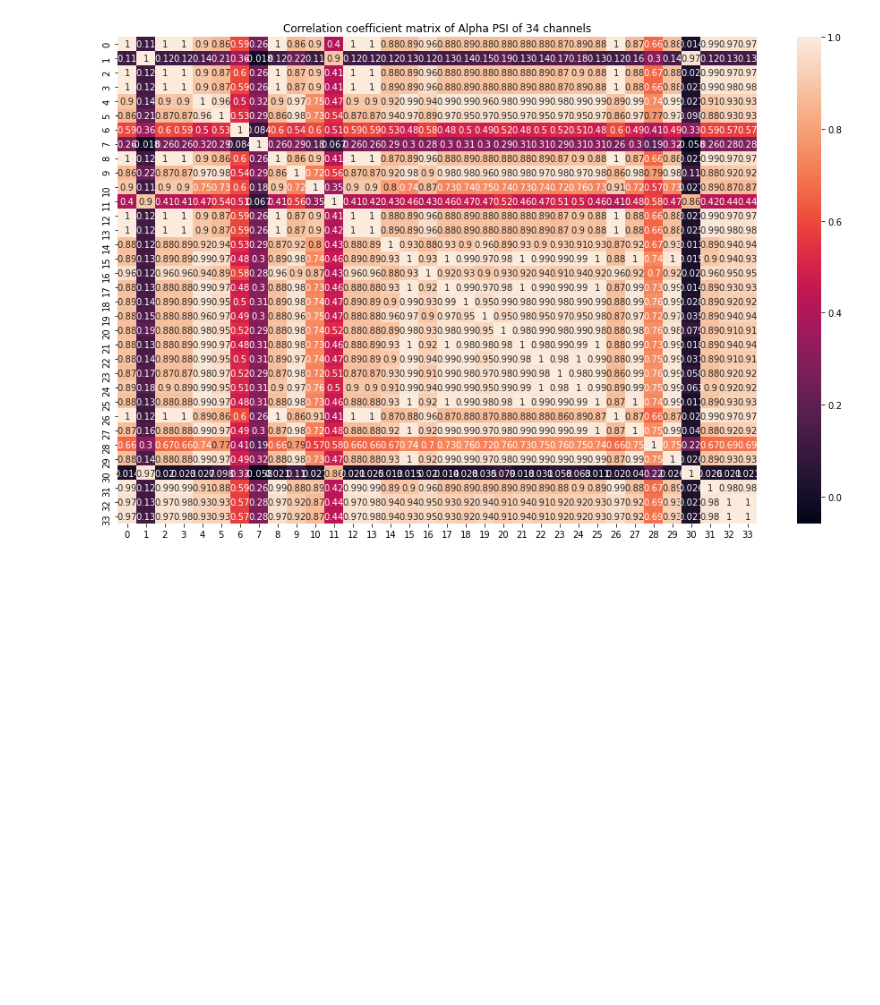
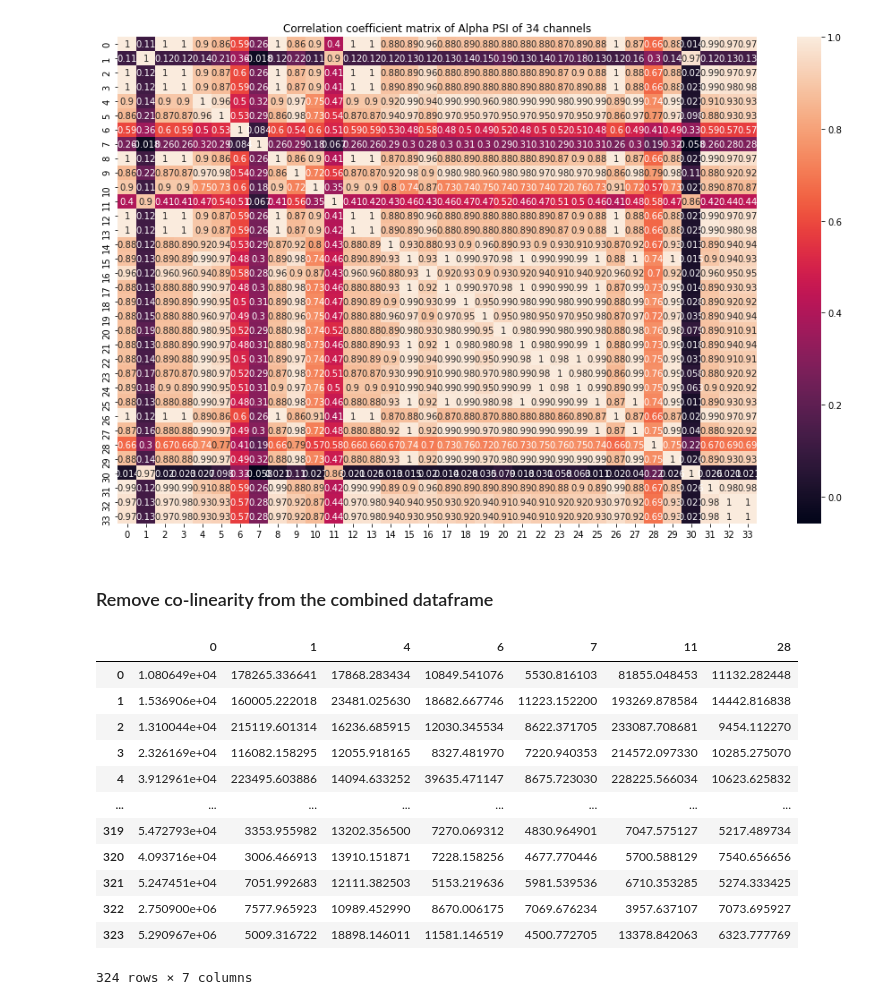
Before and after one commit to Hex-Clan8/Virtual-Reality-EEG-analysis, a Jupyter notebook: main.ipynb, the cells around one changed output. Cells and saved outputs as stored; diff of their text form; code cells hidden in the pictures; blank space fills up the shorter version.

```diff
--- a/main.ipynb
+++ b/main.ipynb
@@ -74,3 +74,5 @@ plt.title("Correlation coefficient matrix of Alpha PSI of 34 channels")
 plt.savefig('Correlation coefficient matrix of 34 channels.png')
 # %% [output]
 [figure]
+# %% [markdown]
+###  Remove co-linearity from the combined dataframe
@@ -76,0 +99,17 @@ plt.savefig('Correlation coefficient matrix of 34 channels.png')
+# %%
+psiT = Remove_Colinearity(combined_df,corr_df)
+psiT
+# %% [output]
+|  | 0 | 1 | 4 | 6 | 7 | 11 | 28 |
+| 0 | 1.080649e+04 | 178265.336641 | 17868.283434 | 10849.541076 | 5530.816103 | 81855.048453 | 11132.282448 |
+| 1 | 1.536906e+04 | 160005.222018 | 23481.025630 | 18682.667746 | 11223.152200 | 193269.878584 | 14442.816838 |
+| 2 | 1.310044e+04 | 215119.601314 | 16236.685915 | 12030.345534 | 8622.371705 | 233087.708681 | 9454.112270 |
+| 3 | 2.326169e+04 | 116082.158295 | 12055.918165 | 8327.481970 | 7220.940353 | 214572.097330 | 10285.275070 |
+| 4 | 3.912961e+04 | 223495.603886 | 14094.633252 | 39635.471147 | 8675.723030 | 228225.566034 | 10623.625832 |
+| ... | ... | ... | ... | ... | ... | ... | ... |
+| 319 | 5.472793e+04 | 3353.955982 | 13202.356500 | 7270.069312 | 4830.964901 | 7047.575127 | 5217.489734 |
+| 320 | 4.093716e+04 | 3006.466913 | 13910.151871 | 7228.158256 | 4677.770446 | 5700.588129 | 7540.656656 |
+| 321 | 5.247451e+04 | 7051.992683 | 12111.382503 | 5153.219636 | 5981.539536 | 6710.353285 | 5274.333425 |
+| 322 | 2.750900e+06 | 7577.965923 | 10989.452990 | 8670.006175 | 7069.676234 | 3957.637107 | 7073.695927 |
+| 323 | 5.290967e+06 | 5009.316722 | 18898.146011 | 11581.146519 | 4500.772705 | 13378.842063 | 6323.777769 |
+324 rows × 7 columns
```
Also changed, not shown: parts of 11 cells of this notebook.
